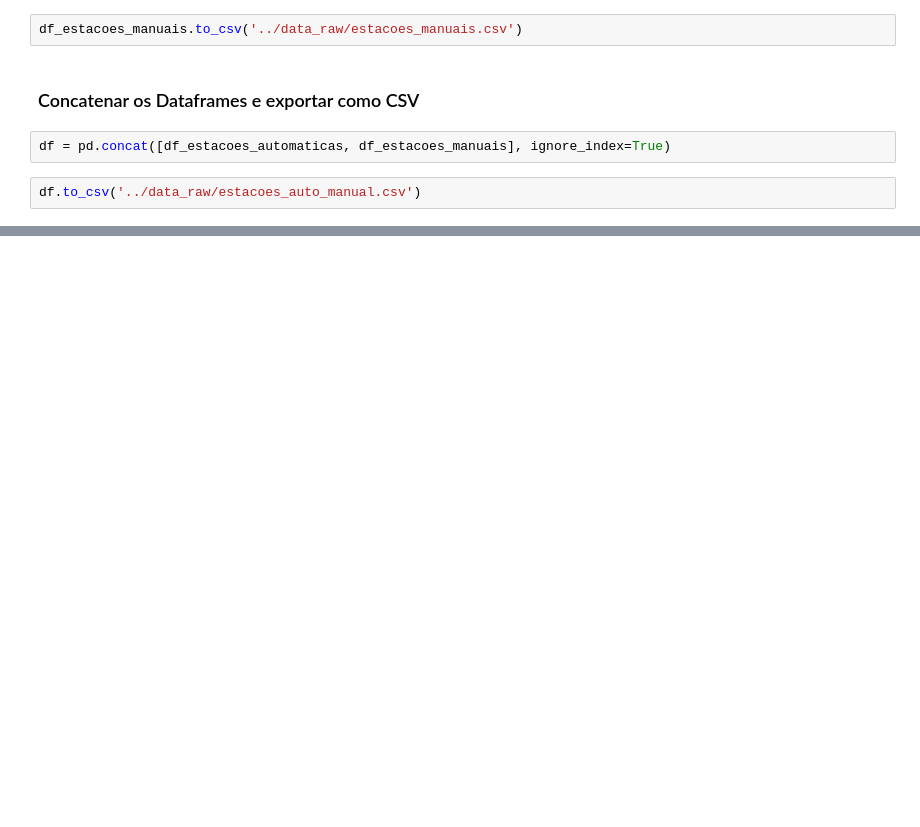
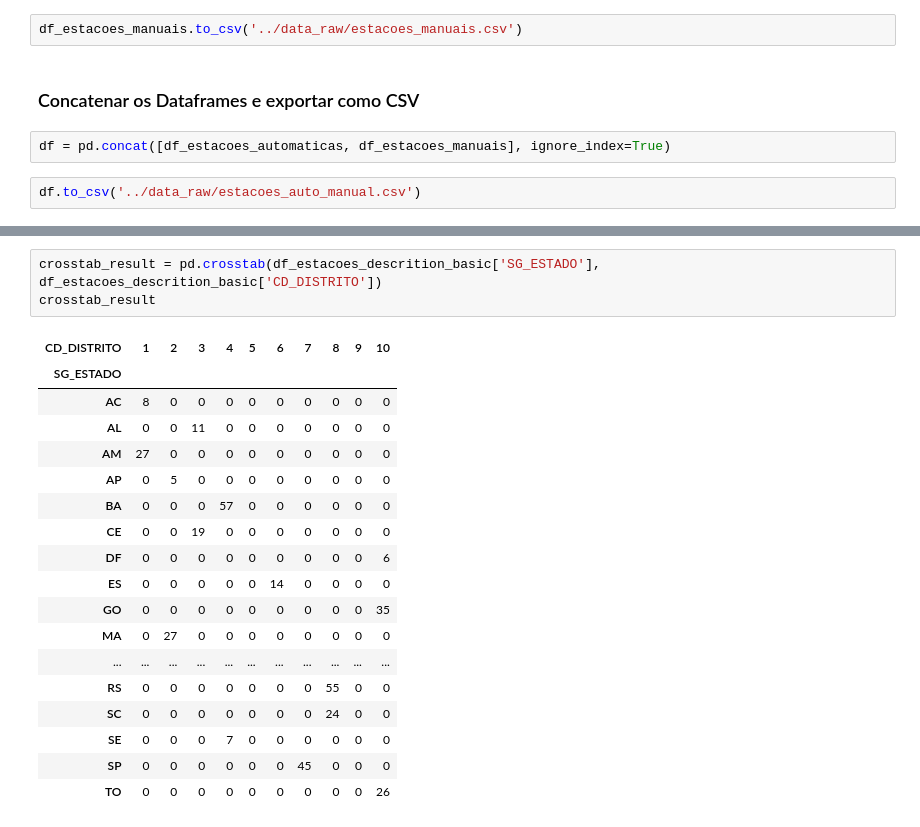
Before and after one commit to rodrigommar/sun-rad, a Jupyter notebook: notebooks/explorar_estacoes_T_M.ipynb, the cells around one changed output, grey strips where cells are left out. Drawn from its saved outputs; the diff is of its cells as text; blank space fills up the shorter version.

```diff
--- a/notebooks/explorar_estacoes_T_M.ipynb
+++ b/notebooks/explorar_estacoes_T_M.ipynb
@@ -144,0 +206,22 @@ df.to_csv('../data_raw/estacoes_auto_manual.csv')
+# %%
+crosstab_result = pd.crosstab(df_estacoes_descrition_basic['SG_ESTADO'], df_estacoes_descrition_basic['CD_DISTRITO'])
+crosstab_result
+# %% [output]
+| CD_DISTRITO | 1 | 2 | 3 | 4 | 5 | 6 | 7 | 8 | 9 | 10 |
+| SG_ESTADO |  |  |  |  |  |  |  |  |  |  |
+| AC | 8 | 0 | 0 | 0 | 0 | 0 | 0 | 0 | 0 | 0 |
+| AL | 0 | 0 | 11 | 0 | 0 | 0 | 0 | 0 | 0 | 0 |
+| AM | 27 | 0 | 0 | 0 | 0 | 0 | 0 | 0 | 0 | 0 |
+| AP | 0 | 5 | 0 | 0 | 0 | 0 | 0 | 0 | 0 | 0 |
+| BA | 0 | 0 | 0 | 57 | 0 | 0 | 0 | 0 | 0 | 0 |
+| CE | 0 | 0 | 19 | 0 | 0 | 0 | 0 | 0 | 0 | 0 |
+| DF | 0 | 0 | 0 | 0 | 0 | 0 | 0 | 0 | 0 | 6 |
+| ES | 0 | 0 | 0 | 0 | 0 | 14 | 0 | 0 | 0 | 0 |
+| GO | 0 | 0 | 0 | 0 | 0 | 0 | 0 | 0 | 0 | 35 |
+| MA | 0 | 27 | 0 | 0 | 0 | 0 | 0 | 0 | 0 | 0 |
+| ... | ... | ... | ... | ... | ... | ... | ... | ... | ... | ... |
+| RS | 0 | 0 | 0 | 0 | 0 | 0 | 0 | 55 | 0 | 0 |
+| SC | 0 | 0 | 0 | 0 | 0 | 0 | 0 | 24 | 0 | 0 |
+| SE | 0 | 0 | 0 | 7 | 0 | 0 | 0 | 0 | 0 | 0 |
+| SP | 0 | 0 | 0 | 0 | 0 | 0 | 45 | 0 | 0 | 0 |
+| TO | 0 | 0 | 0 | 0 | 0 | 0 | 0 | 0 | 0 | 26 |
```
Also changed, not shown: parts of 11 cells of this notebook, 2 other files.
